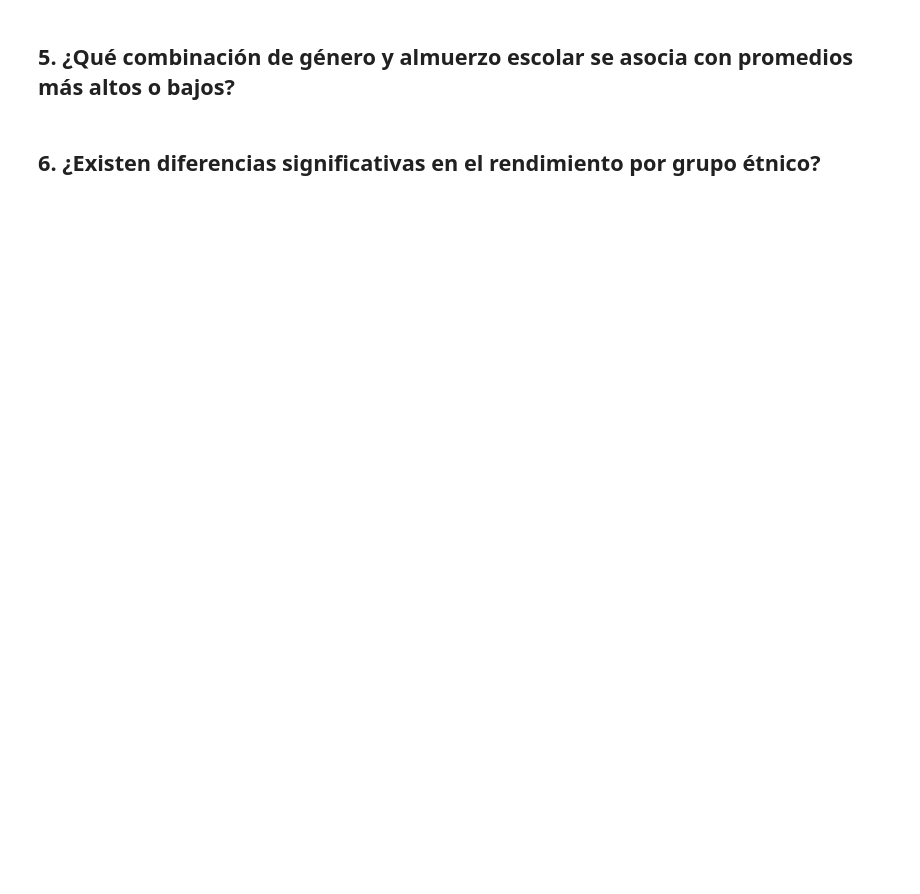
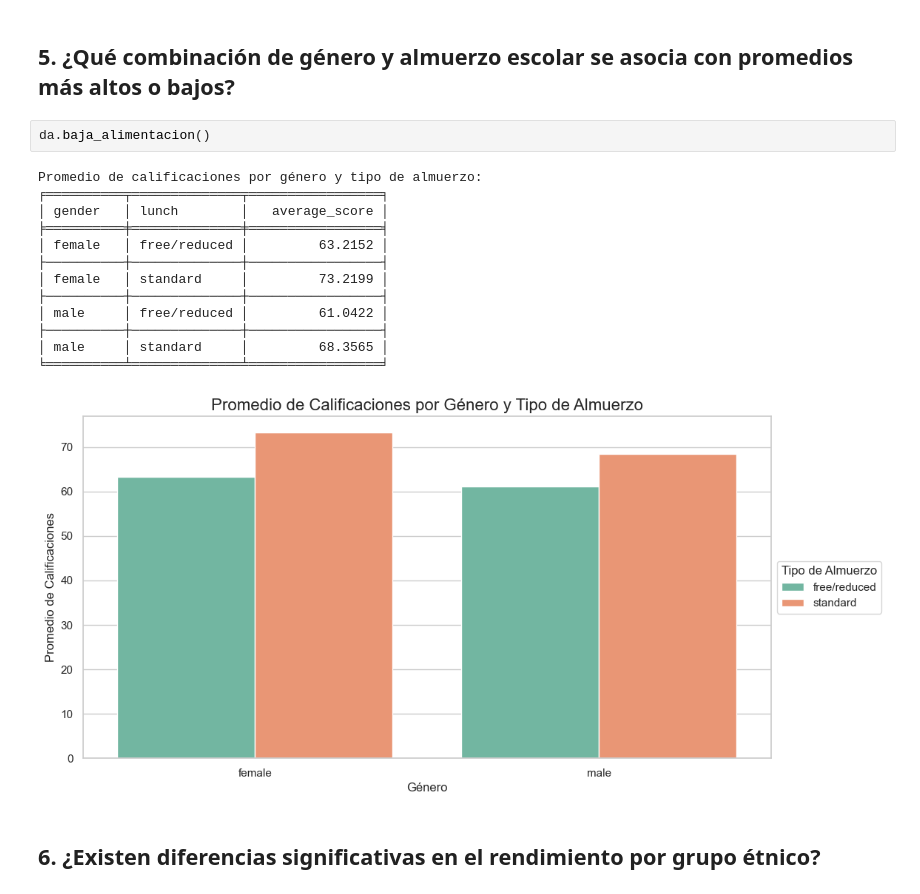
Before and after one commit to driosoft-pro/dataEducacion, a Jupyter notebook: data_analysis.ipynb, the cells around one changed output. Drawn from its saved outputs; the diff is of its cells as text; blank space fills up the shorter version.

```diff
--- a/data_analysis.ipynb
+++ b/data_analysis.ipynb
@@ -150,4 +186,20 @@ ValueError: Could not interpret value `average_score` for `y`. An entry with thi
 # %% [markdown]
 ## 5. ¿Qué combinación de género y almuerzo escolar se asocia con promedios más altos o bajos?
+# %%
+da.baja_alimentacion()
+# %% [output]
+Promedio de calificaciones por género y tipo de almuerzo:
+╒══════════╤══════════════╤═════════════════╕
+│ gender   │ lunch        │   average_score │
+╞══════════╪══════════════╪═════════════════╡
+│ female   │ free/reduced │         63.2152 │
+├──────────┼──────────────┼─────────────────┤
+│ female   │ standard     │         73.2199 │
+├──────────┼──────────────┼─────────────────┤
+│ male     │ free/reduced │         61.0422 │
+├──────────┼──────────────┼─────────────────┤
+│ male     │ standard     │         68.3565 │
+╘══════════╧══════════════╧═════════════════╛
+[figure, added]
 # %% [markdown]
 ## 6. ¿Existen diferencias significativas en el rendimiento por grupo étnico?
```
Also changed, not shown: parts of 11 cells of this notebook, 22 other files.
